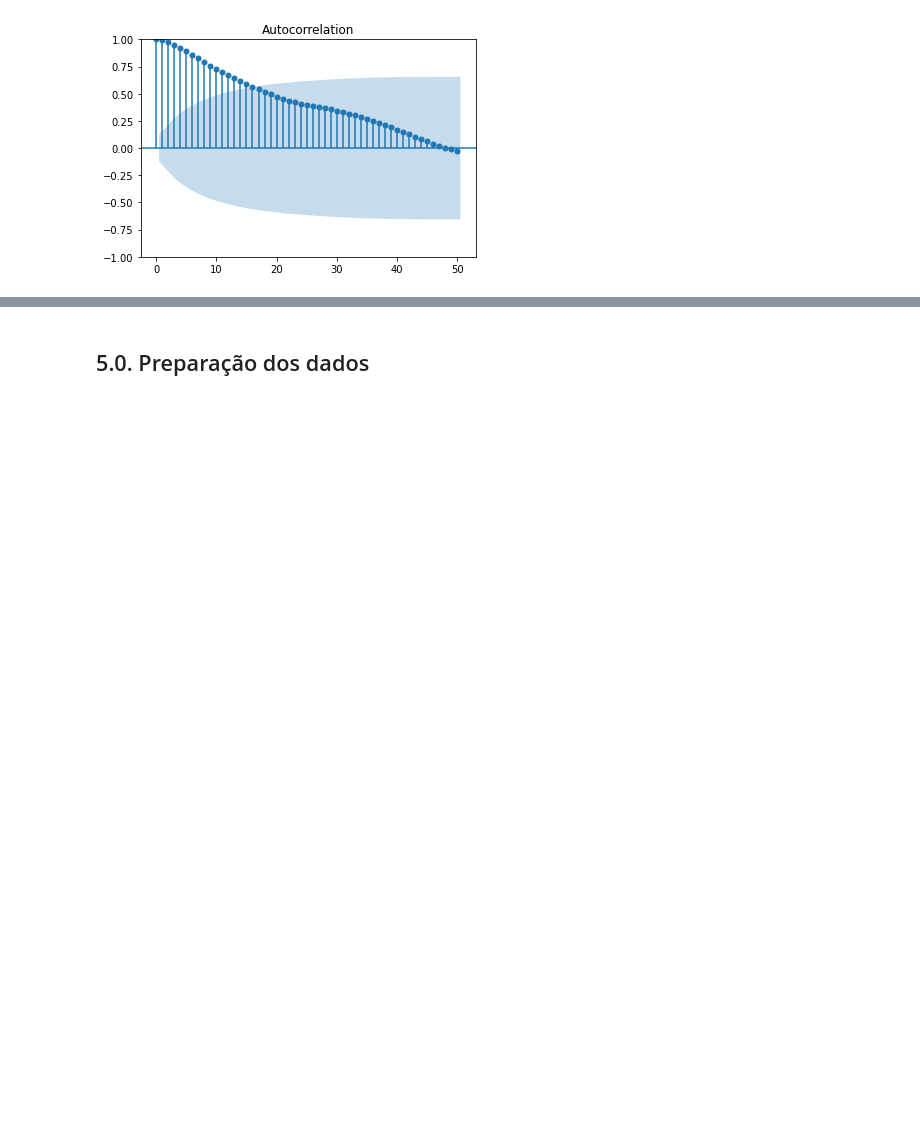
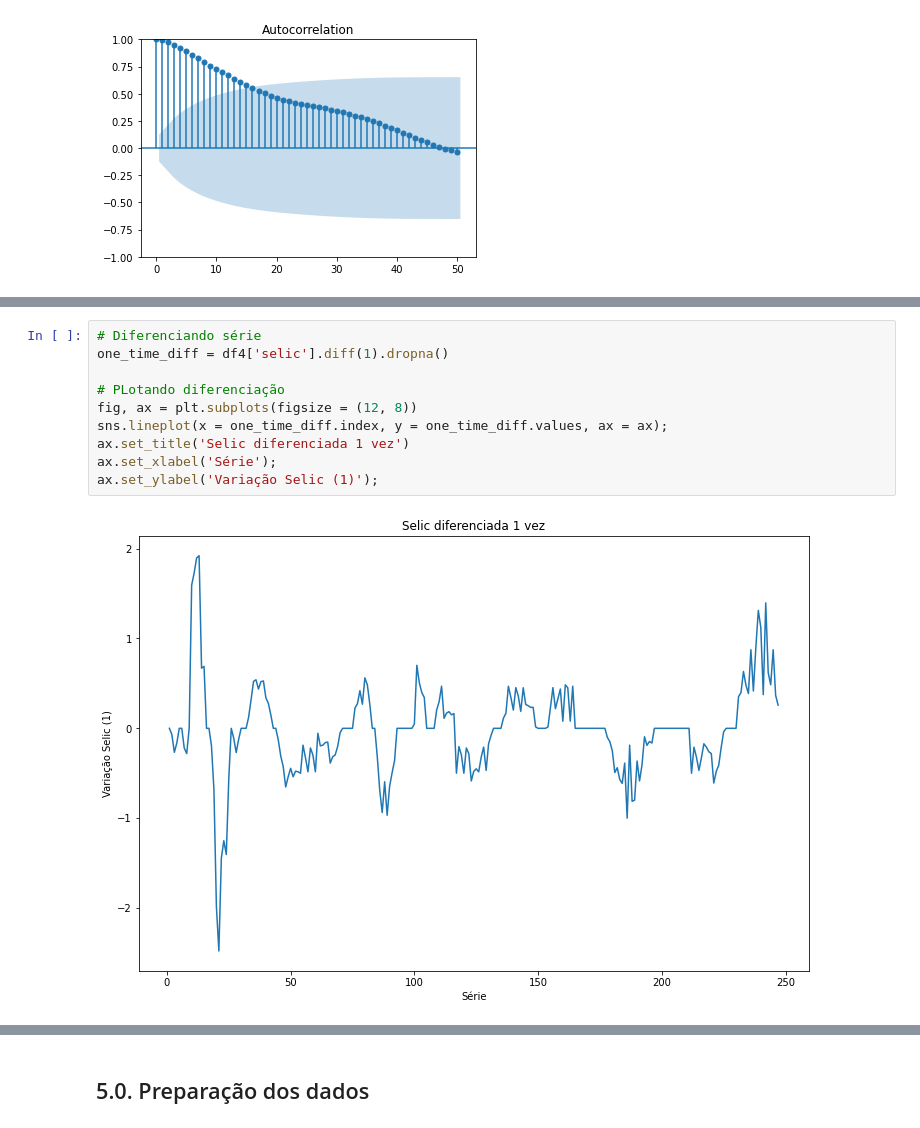
Before and after one commit to Lucas-Okamura/Selic-Forecast, a Jupyter notebook: selic-forecast.ipynb, the cells around one changed output, grey strips where cells are left out. Drawn from its saved outputs; the diff is of its cells as text; blank space fills up the shorter version.

```diff
--- a/selic-forecast.ipynb
+++ b/selic-forecast.ipynb
@@ -498,0 +534,12 @@ plot_pacf(df4['selic'], lags = 50, method='ywm');
+# %%
+# Diferenciando série
+one_time_diff = df4['selic'].diff(1).dropna()
+
+# PLotando diferenciação
+fig, ax = plt.subplots(figsize = (12, 8))
+sns.lineplot(x = one_time_diff.index, y = one_time_diff.values, ax = ax);
+ax.set_title('Selic diferenciada 1 vez')
+ax.set_xlabel('Série');
+ax.set_ylabel('Variação Selic (1)');
+# %% [output]
+[figure, added]
```
Also changed, not shown: parts of 31 cells of this notebook.
